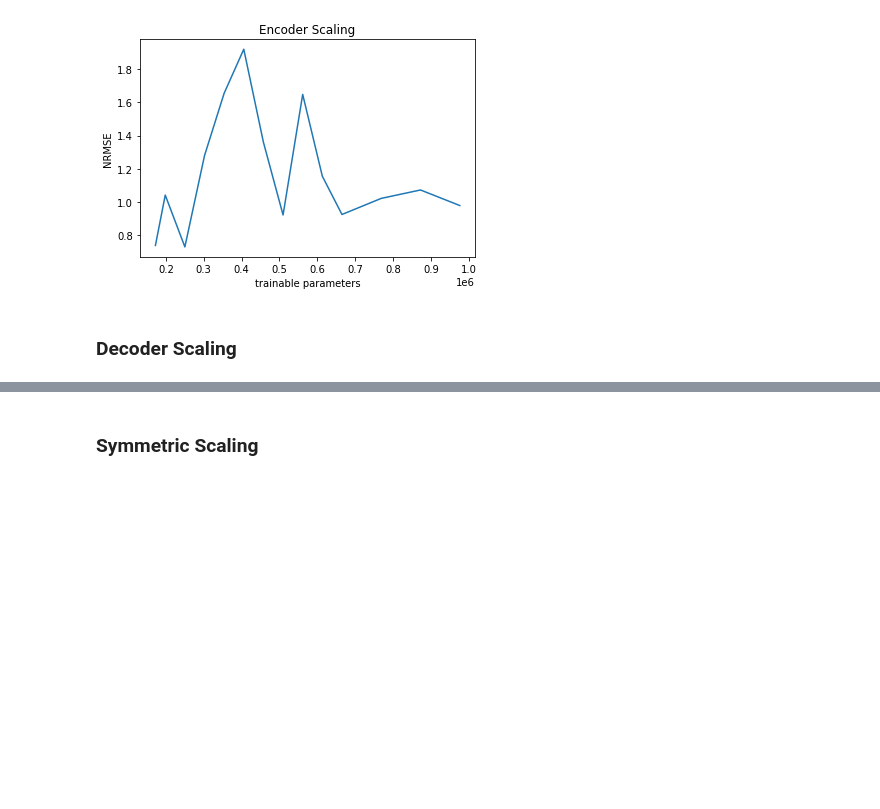
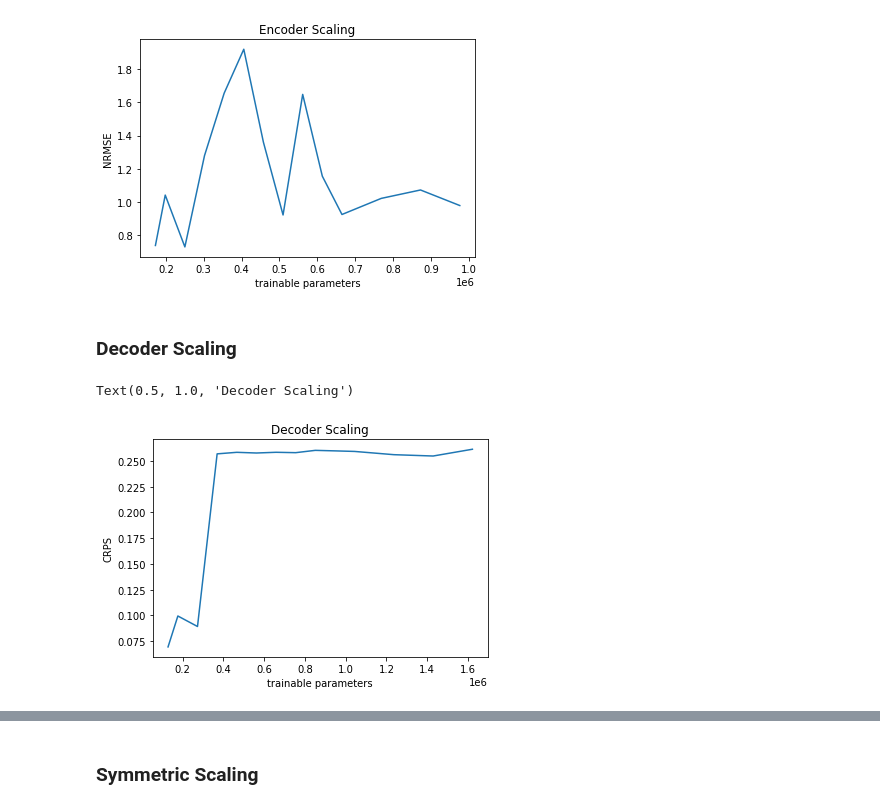
Before and after one commit to kashif/pytorch-transformer-ts, a Jupyter notebook: transformer/scaling.ipynb, the cells around one changed output, grey strips where cells are left out. Saved outputs shown, nothing was run; the diff lists cells and outputs as text; code cells hidden in the pictures; blank space fills up the shorter version.

```diff
--- a/transformer/scaling.ipynb
+++ b/transformer/scaling.ipynb
@@ -164,3 +169,6 @@ for layer in layers:
     agg_metrics, _ = evaluator(iter(tss), iter(forecasts))
     agg_metrics["trainable_parameters"] = summarize(estimator.create_lightning_module()).trainable_parameters
     dec_metrics.append(agg_metrics.copy())
+
+with open("elec_dec_metrics.pkl", "wb") as fp:
+    pickle.dump(dec_metrics, fp)
@@ -170,0 +175,14 @@ dec_metrics_out.close()
+# %%
+with open("elec_dec_metrics.pkl", "rb") as fp:
+    dec_metrics = pickle.load(fp)
+# %%
+plt.plot(
+    [metrics["trainable_parameters"] for metrics in dec_metrics],
+    [metrics["mean_wQuantileLoss"] for metrics in dec_metrics],
+)
+plt.xlabel("trainable parameters")
+plt.ylabel("CRPS")
+plt.title("Decoder Scaling")
+# %% [output]
+Text(0.5, 1.0, 'Decoder Scaling')
+[figure, added]
```
Also changed, not shown: parts of 11 cells of this notebook.
